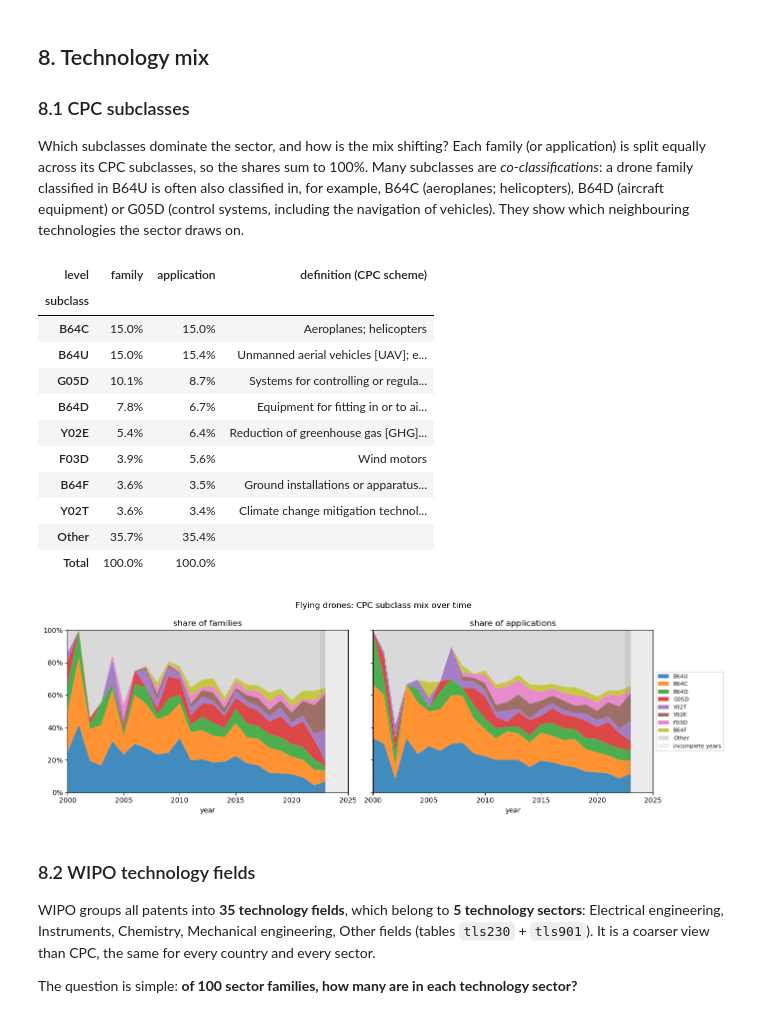
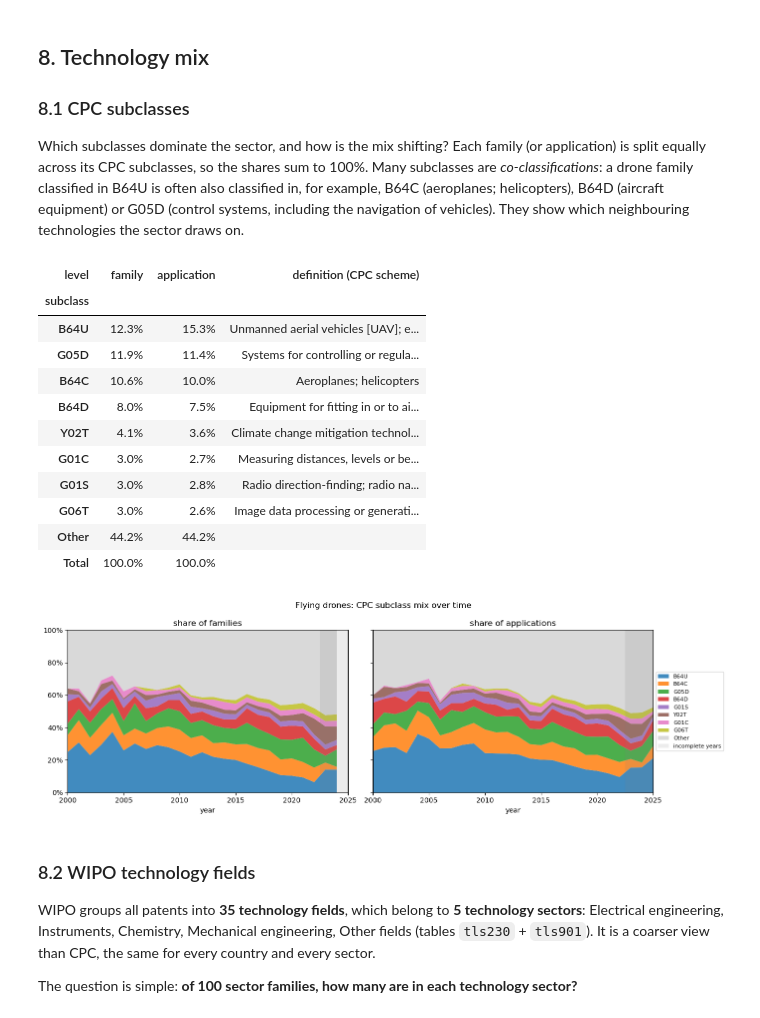
Before and after one commit to RikyPoz/flying-drones-patent-analytics, a Jupyter notebook: Step1/1-GeneralDescription.ipynb, the cells around one changed output. Drawn from its saved outputs; the diff is of its cells as text; code cells hidden in the pictures.

```diff
--- a/Step1/1-GeneralDescription.ipynb
+++ b/Step1/1-GeneralDescription.ipynb
@@ -663,44 +655,55 @@ Which subclasses dominate the sector, and how is the mix shifting? Each family (
 CPC_SUBCLASS_TITLES = {
     "B64C": "Aeroplanes; helicopters",
     "B64U": "Unmanned aerial vehicles [UAV]; equipment therefor",
     "G05D": "Systems for controlling or regulating non-electric variables",
     "B64D": "Equipment for fitting in or to aircraft; flight suits; parachutes; arrangement or mounting "
             "of power plants or propulsion transmissions in aircraft",
     "Y02E": "Reduction of greenhouse gas [GHG] emissions, related to energy generation, transmission or distribution",
     "Y02T": "Climate change mitigation technologies related to transportation",
     "B64F": "Ground installations or apparatus specially adapted for use on aircraft; designing, manufacturing, "
             "assembling, maintaining or repairing aircraft",
     "F03D": "Wind motors",
     "G08G": "Traffic control systems",
     "G01S": "Radio direction-finding; radio navigation; determining distance or velocity by use of radio waves; "
             "locating or presence-detecting by reflection of radio waves",
+    "G01C": "Measuring distances, levels or bearings; surveying; navigation; gyroscopic instruments; "
+            "photogrammetry or videogrammetry",
+    "G06T": "Image data processing or generation, in general",
+    "G06V": "Image or video recognition or understanding",
+    "G06F": "Electric digital data processing",
+    "H04W": "Wireless communication networks",
+    "H04N": "Pictorial communication, e.g. television",
 }
 
 cpc_mix = pd.concat([fractional_by_cpc_subclass(s) for s in SECTOR_SCOPES], ignore_index=True)
-cpc_pooled = pd.concat([pool_other(cpc_mix[cpc_mix["level"] == lvl], "subclass").assign(level=lvl)
-                        for lvl in LEVELS], ignore_index=True)
+# The same top subclasses (chosen at family level) for both levels, so that the two columns are comparable
+# (with a separate top list per level, a subclass outside one level's top shows 0% there although it is in "Other").
+top_subclasses = (complete_years(cpc_mix[cpc_mix["level"] == "family"])
+                  .groupby("subclass")["n_frac"].sum().nlargest(TOP_N).index)
+cpc_pooled = (cpc_mix.assign(subclass=cpc_mix["subclass"].where(cpc_mix["subclass"].isin(top_subclasses), "Other"))
+              .groupby(["level", "subclass", "year"], as_index=False)["n_frac"].sum())
 
 cpc_counts = complete_years(cpc_pooled).pivot_table(index="subclass", columns="level", values="n_frac",
                                                     aggfunc="sum", fill_value=0)[list(LEVELS)]
 cpc_shares = share_table(cpc_counts)
 cpc_shares["definition (CPC scheme)"] = cpc_shares.index.map(CPC_SUBCLASS_TITLES).fillna("")
 missing_titles = [s for s in cpc_shares.index if s not in CPC_SUBCLASS_TITLES and s not in ("Other", "Total")]
 if missing_titles:
     print("Add the official title of:", missing_titles)
 pd.set_option("display.max_colwidth", None)
 cpc_shares.style.format("{:.1f}%", subset=list(LEVELS))
 # %% [output]
 | level | family | application | definition (CPC scheme) |
 | subclass |  |  |  |
-| B64C | 15.0% | 15.0% | Aeroplanes; helicopters |
-| B64U | 15.0% | 15.4% | Unmanned aerial vehicles [UAV]; e... |
-| G05D | 10.1% | 8.7% | Systems for controlling or regula... |
-| B64D | 7.8% | 6.7% | Equipment for fitting in or to ai... |
-| Y02E | 5.4% | 6.4% | Reduction of greenhouse gas [GHG]... |
-| F03D | 3.9% | 5.6% | Wind motors |
-| B64F | 3.6% | 3.5% | Ground installations or apparatus... |
-| Y02T | 3.6% | 3.4% | Climate change mitigation technol... |
-| Other | 35.7% | 35.4% |  |
+| B64U | 12.3% | 15.3% | Unmanned aerial vehicles [UAV]; e... |
+| G05D | 11.9% | 11.4% | Systems for controlling or regula... |
+| B64C | 10.6% | 10.0% | Aeroplanes; helicopters |
+| B64D | 8.0% | 7.5% | Equipment for fitting in or to ai... |
+| Y02T | 4.1% | 3.6% | Climate change mitigation technol... |
+| G01C | 3.0% | 2.7% | Measuring distances, levels or be... |
+| G01S | 3.0% | 2.8% | Radio direction-finding; radio na... |
+| G06T | 3.0% | 2.6% | Image data processing or generati... |
+| Other | 44.2% | 44.2% |  |
 | Total | 100.0% | 100.0% |  |
 # %%
 fig, axes = side_by_side(f"{SECTOR_NAME}: CPC subclass mix over time", sharey=True)
@@ -711,7 +714,7 @@ axes[-1].legend(loc="center left", bbox_to_anchor=(1, 0.5), fontsize=8)
 plt.tight_layout()
 plt.show()
 # %% [output]
-[figure, old version]
+[figure, new version]
 # %% [markdown]
 ### 8.2 WIPO technology fields
 
```
Also changed, not shown: parts of 21 cells of this notebook, 1 other file.
